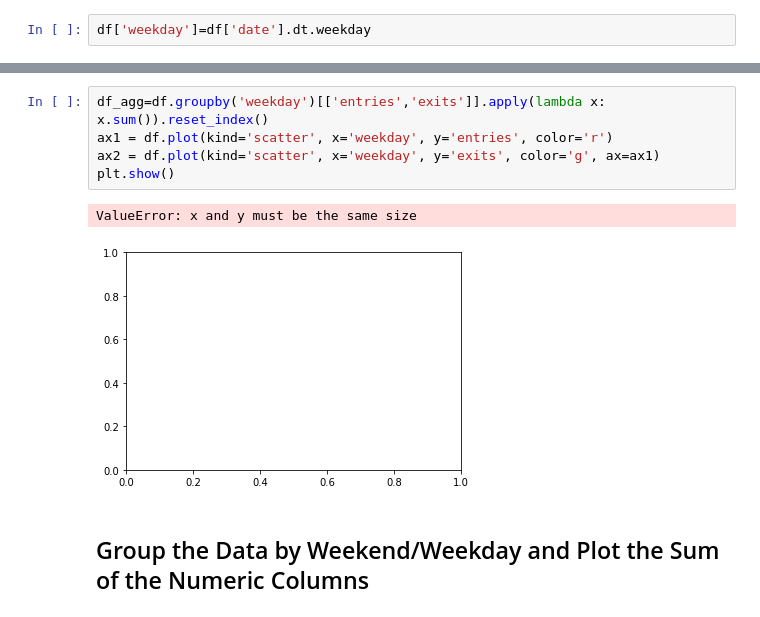
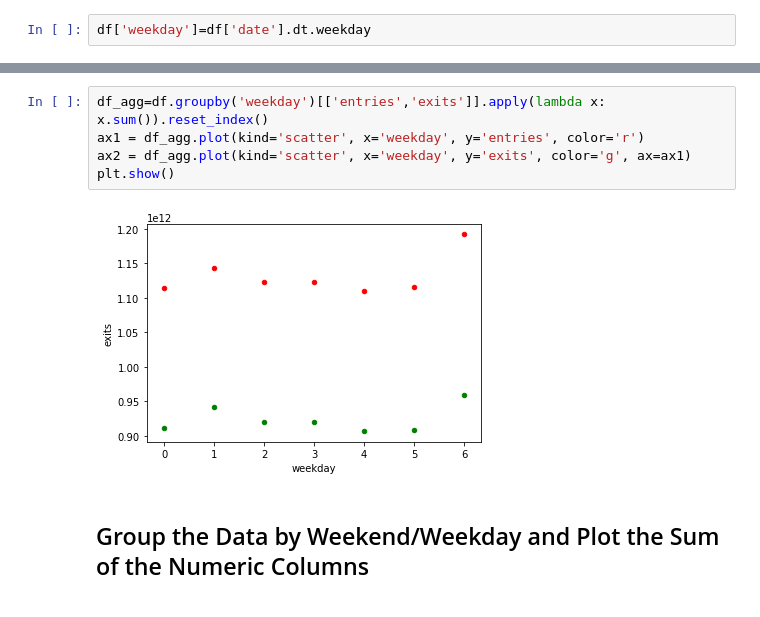
Before and after one commit to powergascan/dsc-pandas-series-and-dataframes-lab-dc-ds-071519, a Jupyter notebook: index.ipynb, the cells around one changed output, grey strips where cells are left out. Saved outputs shown, nothing was run; the diff lists cells and outputs as text.

```diff
--- a/index.ipynb
+++ b/index.ipynb
@@ -128,12 +128,11 @@ df.head()
 | 113983 | PTH06 | R546 | 00-00-09 | PAVONIA/NEWPORT | 1 | PTH | 2018-08-25 | 03:39:25 | REGULAR | 404642 | 330523 | ... |
 # %%
 df_agg=df.groupby('weekday')[['entries','exits']].apply(lambda x: x.sum()).reset_index()
-ax1 = df.plot(kind='scatter', x='weekday', y='entries', color='r')
-ax2 = df.plot(kind='scatter', x='weekday', y='exits', color='g', ax=ax1)
+ax1 = df_agg.plot(kind='scatter', x='weekday', y='entries', color='r')
+ax2 = df_agg.plot(kind='scatter', x='weekday', y='exits', color='g', ax=ax1)
 plt.show()
 # %% [output]
-ValueError: x and y must be the same size
-[figure, old version]
+[figure, new version]
 # %% [markdown]
 ## Group the Data by Weekend/Weekday and Plot the Sum of the Numeric Columns
 # %%
```
